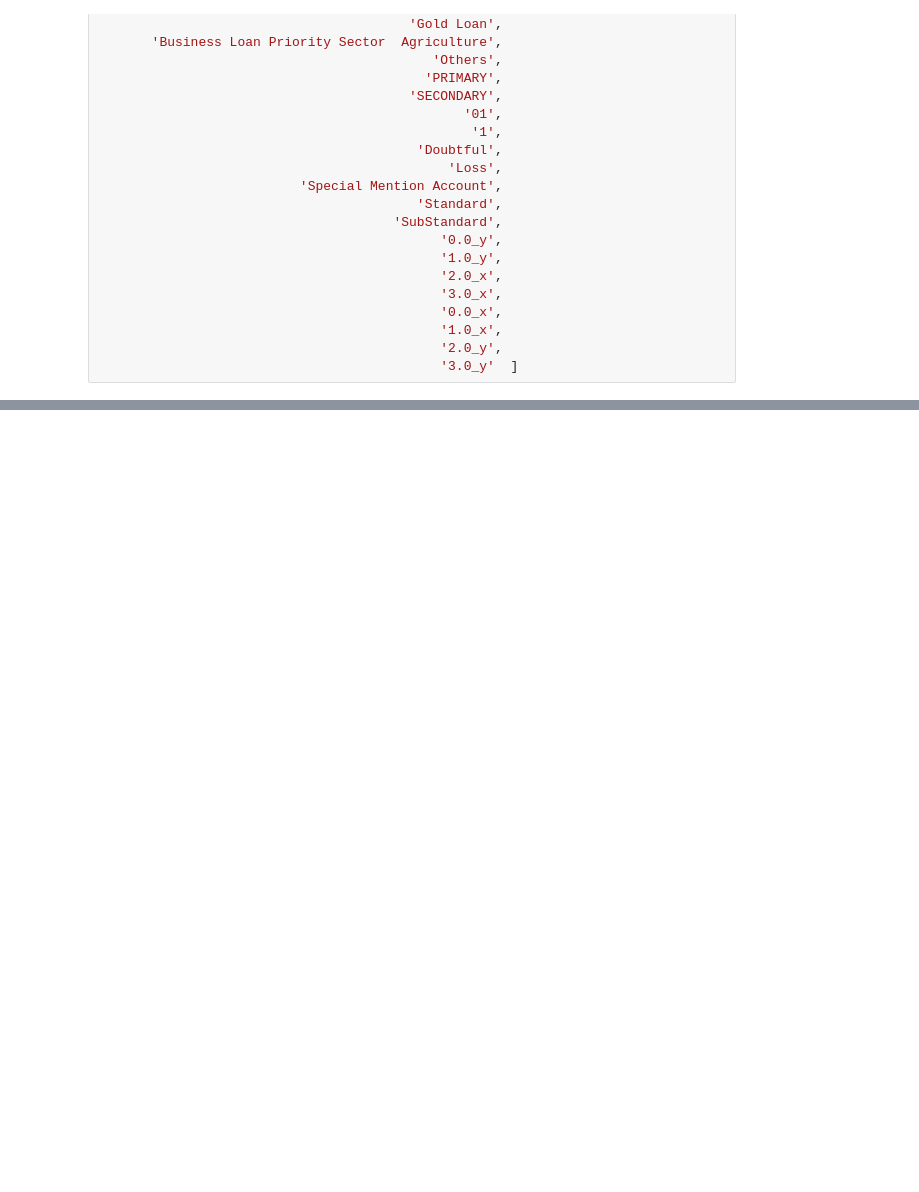
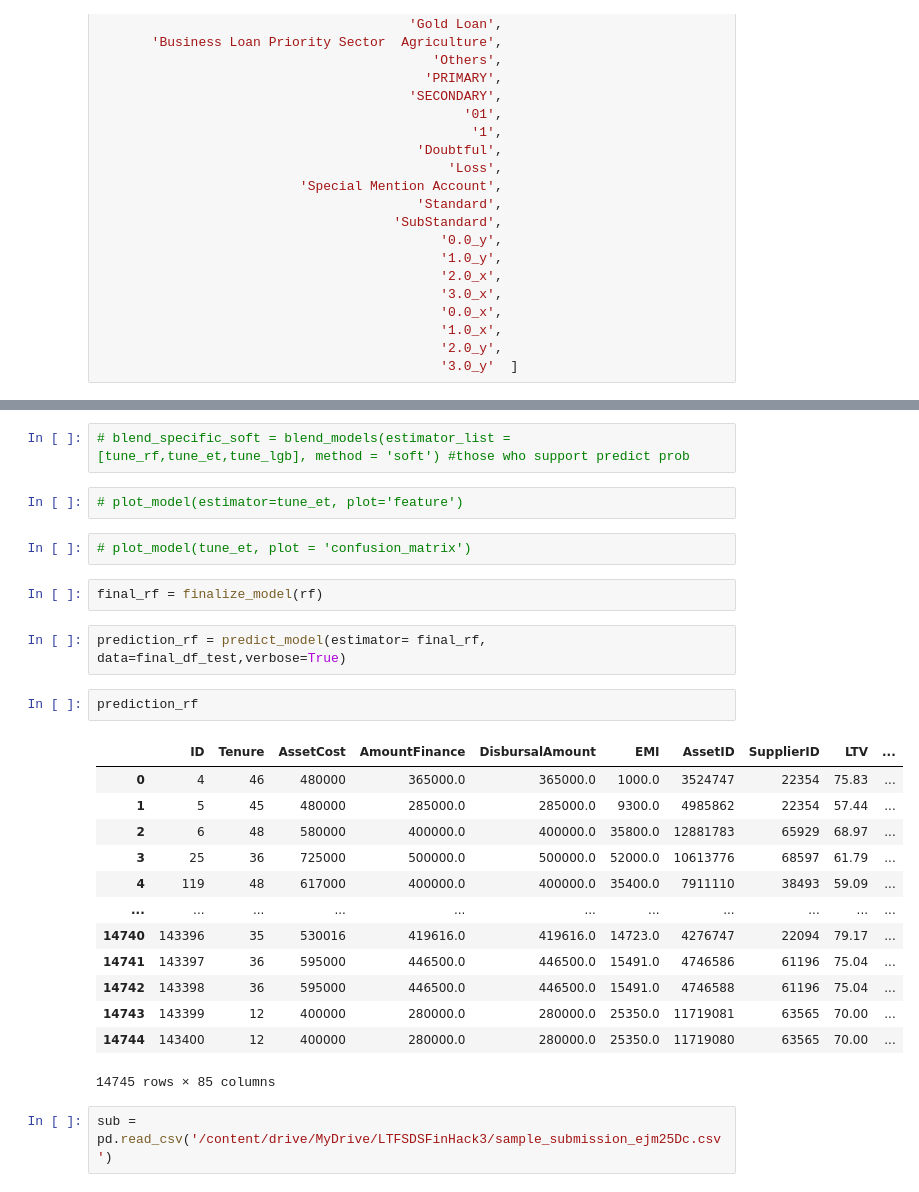
Before and after one commit to DataSenseiAryan/LTFSDSFinHack3, a Jupyter notebook: Copy_of_FeatureEngineering.ipynb, the cells around one changed output, grey strips where cells are left out. Cells and saved outputs as stored; diff of their text form; blank space fills up the shorter version.

```diff
--- a/Copy_of_FeatureEngineering.ipynb
+++ b/Copy_of_FeatureEngineering.ipynb
@@ -603,0 +603,28 @@ submission.to_csv('model.csv', index =False)
+# %%
+# blend_specific_soft = blend_models(estimator_list = [tune_rf,tune_et,tune_lgb], method = 'soft') #those who support predict prob
+# %%
+# plot_model(estimator=tune_et, plot='feature')
+# %%
+# plot_model(tune_et, plot = 'confusion_matrix')
+# %%
+final_rf = finalize_model(rf)
+# %%
+prediction_rf = predict_model(estimator= final_rf, data=final_df_test,verbose=True)
+# %%
+prediction_rf
+# %% [output]
+|  | ID | Tenure | AssetCost | AmountFinance | DisbursalAmount | EMI | AssetID | SupplierID | LTV | ... |
+| 0 | 4 | 46 | 480000 | 365000.0 | 365000.0 | 1000.0 | 3524747 | 22354 | 75.83 | ... |
+| 1 | 5 | 45 | 480000 | 285000.0 | 285000.0 | 9300.0 | 4985862 | 22354 | 57.44 | ... |
+| 2 | 6 | 48 | 580000 | 400000.0 | 400000.0 | 35800.0 | 12881783 | 65929 | 68.97 | ... |
+| 3 | 25 | 36 | 725000 | 500000.0 | 500000.0 | 52000.0 | 10613776 | 68597 | 61.79 | ... |
+| 4 | 119 | 48 | 617000 | 400000.0 | 400000.0 | 35400.0 | 7911110 | 38493 | 59.09 | ... |
+| ... | ... | ... | ... | ... | ... | ... | ... | ... | ... | ... |
+| 14740 | 143396 | 35 | 530016 | 419616.0 | 419616.0 | 14723.0 | 4276747 | 22094 | 79.17 | ... |
+| 14741 | 143397 | 36 | 595000 | 446500.0 | 446500.0 | 15491.0 | 4746586 | 61196 | 75.04 | ... |
+| 14742 | 143398 | 36 | 595000 | 446500.0 | 446500.0 | 15491.0 | 4746588 | 61196 | 75.04 | ... |
+| 14743 | 143399 | 12 | 400000 | 280000.0 | 280000.0 | 25350.0 | 11719081 | 63565 | 70.00 | ... |
+| 14744 | 143400 | 12 | 400000 | 280000.0 | 280000.0 | 25350.0 | 11719080 | 63565 | 70.00 | ... |
+14745 rows × 85 columns
+# %%
+sub = pd.read_csv('/content/drive/MyDrive/LTFSDSFinHack3/sample_submission_ejm25Dc.csv')
```
Also changed, not shown: parts of 48 cells of this notebook.
